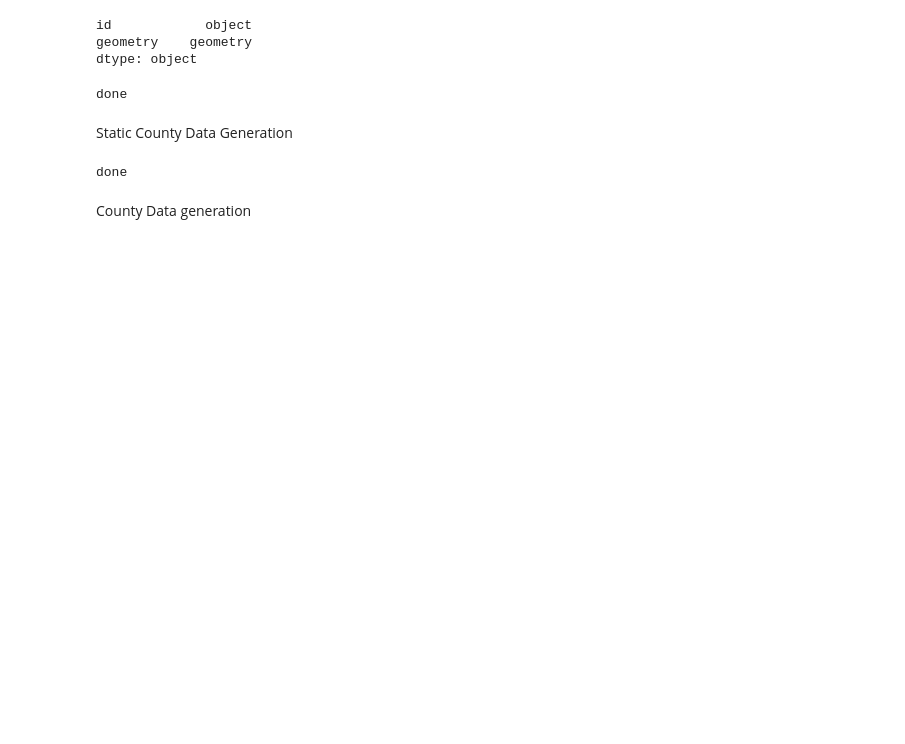
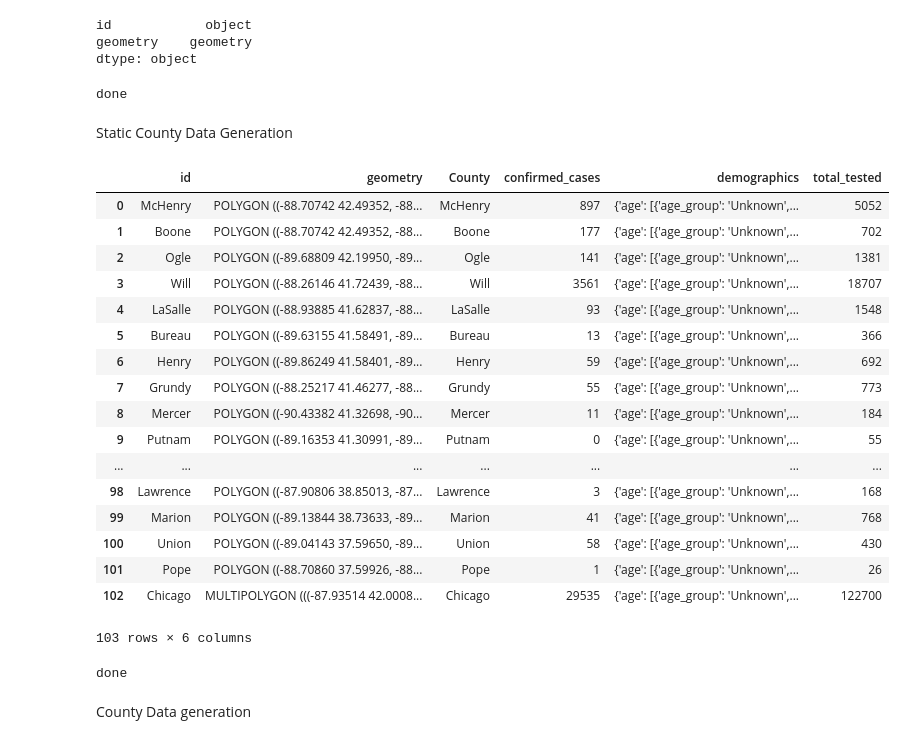
Before and after one commit to cybergis/wherecovid19_webapp, a Jupyter notebook: preprocessing/illinois/extract_zipcode.ipynb, the cells around one changed output. Drawn from its saved outputs; the diff is of its cells as text; code cells hidden in the pictures; blank space fills up the shorter version.

```diff
--- a/preprocessing/illinois/extract_zipcode.ipynb
+++ b/preprocessing/illinois/extract_zipcode.ipynb
@@ -25,4 +28,7 @@ with urlopen(zipcode_data_url) as response:
 # with urlopen(county_data_url) as response:
 #     county_dict = json.load(response)
 #     county_data = pd.DataFrame(county_dict['county_demographics'])
+with open("./idph_CountyDemos.json") as f:
+    county_dict = json.load(f)
+    county_data = pd.DataFrame(county_dict['county_demographics'])
 # %%
@@ -88,7 +95,26 @@ county_static_data = pd.DataFrame(history_dict['characteristics_by_county']['val
 # %%
-county_static = pd.merge(county_gpd, county_static_data, how="left", left_on="id",right_on="County")
+county_static = pd.merge(county_gpd, county_data, how="left", left_on="id",right_on="County")
-# %%
-county_static = county_static.rename(columns={'id':'NAME'})
+# %%
+county_static
+# %% [output]
+|  | id | geometry | County | confirmed_cases | demographics | total_tested |
+| 0 | McHenry | POLYGON ((-88.70742 42.49352, -88... | McHenry | 897 | {'age': [{'age_group': 'Unknown',... | 5052 |
+| 1 | Boone | POLYGON ((-88.70742 42.49352, -88... | Boone | 177 | {'age': [{'age_group': 'Unknown',... | 702 |
+| 2 | Ogle | POLYGON ((-89.68809 42.19950, -89... | Ogle | 141 | {'age': [{'age_group': 'Unknown',... | 1381 |
+| 3 | Will | POLYGON ((-88.26146 41.72439, -88... | Will | 3561 | {'age': [{'age_group': 'Unknown',... | 18707 |
+| 4 | LaSalle | POLYGON ((-88.93885 41.62837, -88... | LaSalle | 93 | {'age': [{'age_group': 'Unknown',... | 1548 |
+| 5 | Bureau | POLYGON ((-89.63155 41.58491, -89... | Bureau | 13 | {'age': [{'age_group': 'Unknown',... | 366 |
+| 6 | Henry | POLYGON ((-89.86249 41.58401, -89... | Henry | 59 | {'age': [{'age_group': 'Unknown',... | 692 |
+| 7 | Grundy | POLYGON ((-88.25217 41.46277, -88... | Grundy | 55 | {'age': [{'age_group': 'Unknown',... | 773 |
+| 8 | Mercer | POLYGON ((-90.43382 41.32698, -90... | Mercer | 11 | {'age': [{'age_group': 'Unknown',... | 184 |
+| 9 | Putnam | POLYGON ((-89.16353 41.30991, -89... | Putnam | 0 | {'age': [{'age_group': 'Unknown',... | 55 |
+| ... | ... | ... | ... | ... | ... | ... |
+| 98 | Lawrence | POLYGON ((-87.90806 38.85013, -87... | Lawrence | 3 | {'age': [{'age_group': 'Unknown',... | 168 |
+| 99 | Marion | POLYGON ((-89.13844 38.73633, -89... | Marion | 41 | {'age': [{'age_group': 'Unknown',... | 768 |
+| 100 | Union | POLYGON ((-89.04143 37.59650, -89... | Union | 58 | {'age': [{'age_group': 'Unknown',... | 430 |
+| 101 | Pope | POLYGON ((-88.70860 37.59926, -88... | Pope | 1 | {'age': [{'age_group': 'Unknown',... | 26 |
+| 102 | Chicago | MULTIPOLYGON (((-87.93514 42.0008... | Chicago | 29535 | {'age': [{'age_group': 'Unknown',... | 122700 |
+103 rows × 6 columns
 # %%
 county_static.to_file('dph_county_static_data.geojson', driver='GeoJSON', encoding='utf-8')
 print('done')
```
Also changed, not shown: parts of 24 cells of this notebook, 1 other file.
